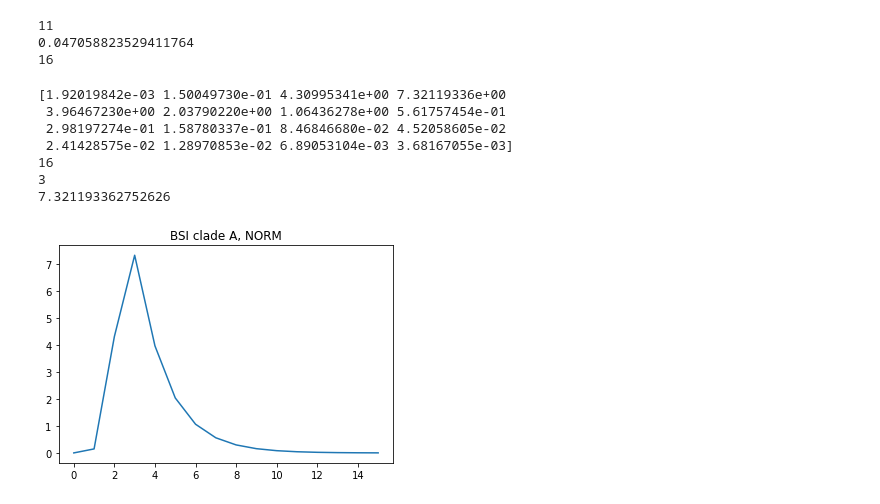
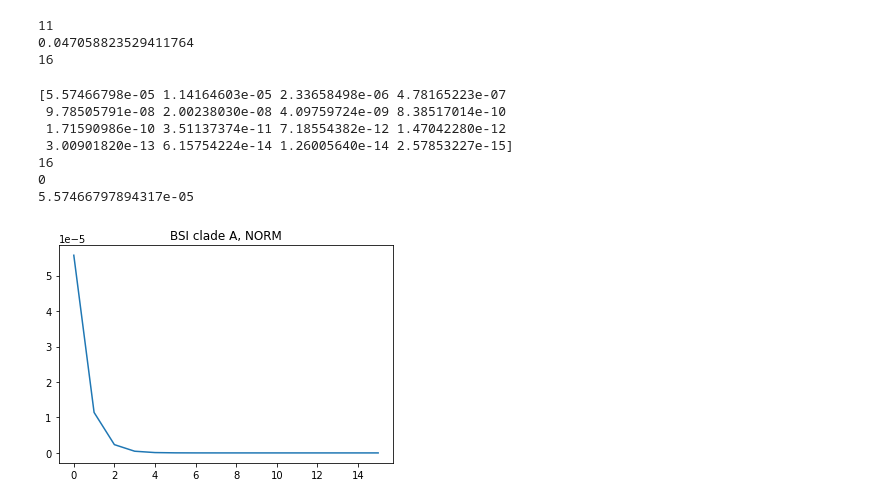
Before and after one commit to fanoja/Ecoli-R0, a Jupyter notebook: SIR simulation grid.ipynb, the cells around one changed output. Cells and saved outputs as stored; diff of their text form; code cells hidden in the pictures.

```diff
--- a/SIR simulation grid.ipynb
+++ b/SIR simulation grid.ipynb
@@ -339,27 +339,27 @@ print(len(bsi_obs_data))
 # %%
 # aggregate simulated data:
 n_weeks = 16*52
-test_bsi_obs = SIR_and_BSI_simulator(0.1, 0.012, nt = n_weeks, N = pop_size, bsi_pars = bsi_pars,\
+test_bsi_obs = SIR_and_BSI_simulator(0.37, 0.4, nt = n_weeks, N = pop_size, bsi_pars = bsi_pars,\
                                 is_prop = True, is_agg = True, time_period = 52, reparam = False,\
                                 batch_size = 1, random_state = None)[0]
 print(test_bsi_obs)
 print(len(test_bsi_obs))
 
 print(BSI_max_t(test_bsi_obs))
 print(BSI_max(test_bsi_obs))
 
 # Plot the aggregated synthetic observed data:
 plt.plot(test_bsi_obs)
 dataset = bsi_pars["dataset"]
 plt.title(f"BSI clade {clade}, {dataset}")
 
 plt.show()
 # %% [output]
-[1.92019842e-03 1.50049730e-01 4.30995341e+00 7.32119336e+00
- 3.96467230e+00 2.03790220e+00 1.06436278e+00 5.61757454e-01
- 2.98197274e-01 1.58780337e-01 8.46846680e-02 4.52058605e-02
- 2.41428575e-02 1.28970853e-02 6.89053104e-03 3.68167055e-03]
+[5.57466798e-05 1.14164603e-05 2.33658498e-06 4.78165223e-07
+ 9.78505791e-08 2.00238030e-08 4.09759724e-09 8.38517014e-10
+ 1.71590986e-10 3.51137374e-11 7.18554382e-12 1.47042280e-12
+ 3.00901820e-13 6.15754224e-14 1.26005640e-14 2.57853227e-15]
 16
-3
-7.321193362752626
+0
+5.57466797894317e-05
-[figure, old version]
+[figure, new version]
```
Also changed, not shown: parts of 8 cells of this notebook.
